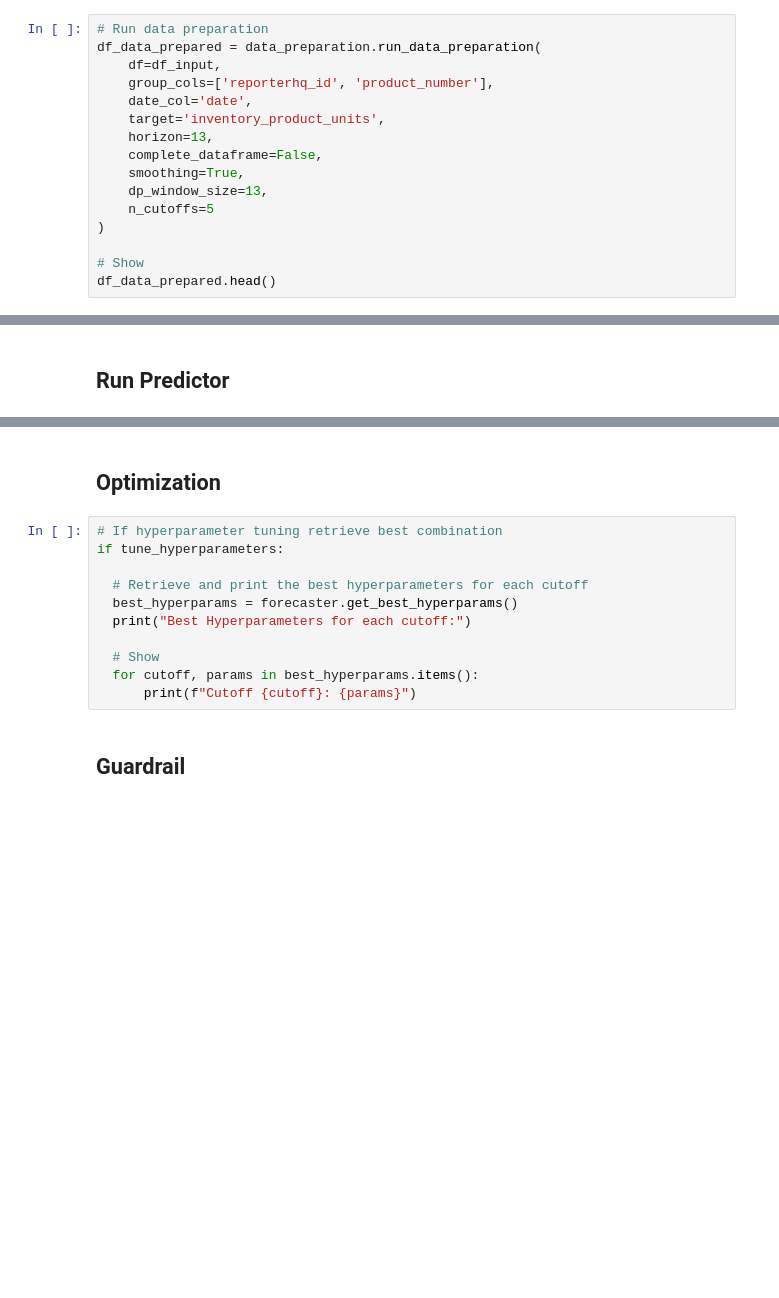
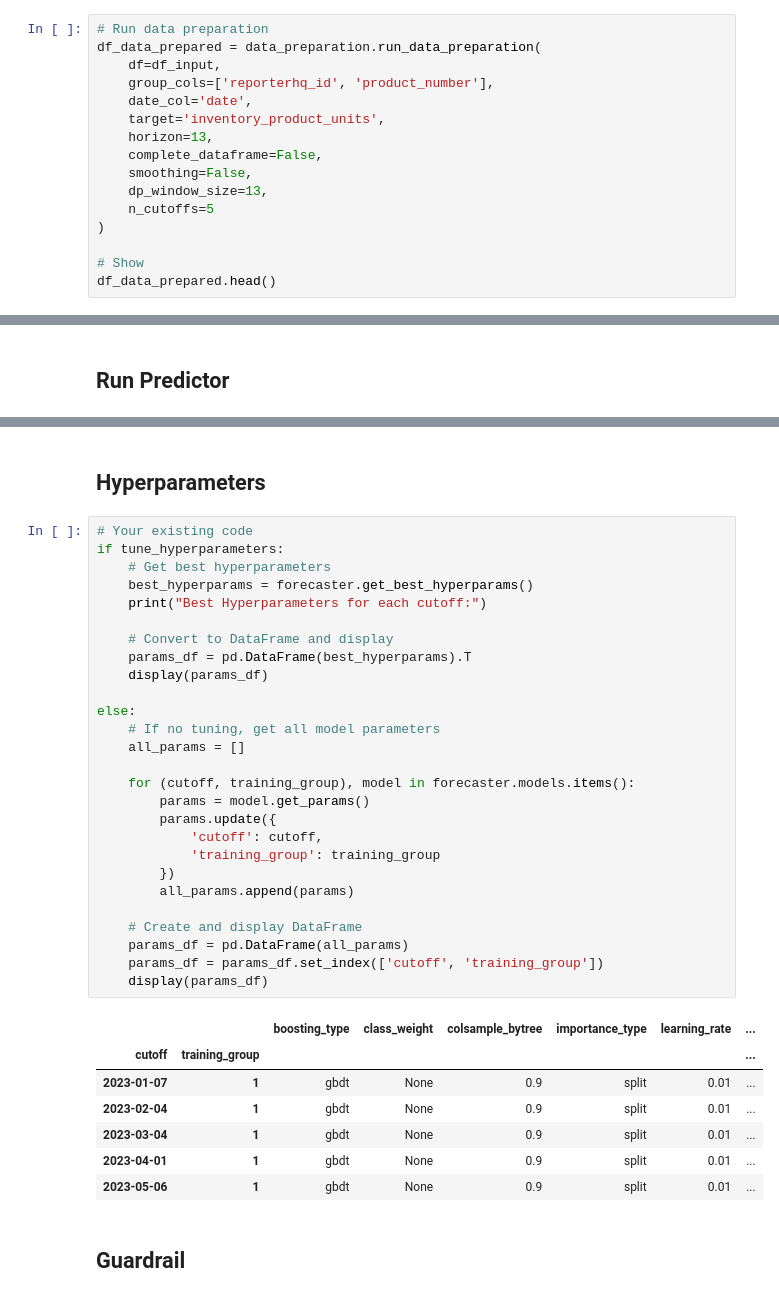
Before and after one commit to ipveka/Forecaster, a Jupyter notebook: notebooks/runner.ipynb, the cells around one changed output, grey strips where cells are left out. Saved outputs shown, nothing was run; the diff lists cells and outputs as text; blank space fills up the shorter version.

```diff
--- a/notebooks/runner.ipynb
+++ b/notebooks/runner.ipynb
@@ -156,7 +163,7 @@ df_data_prepared = data_preparation.run_data_preparation(
     target='inventory_product_units',
     horizon=13,
     complete_dataframe=False,
-    smoothing=True,
+    smoothing=False,
     dp_window_size=13,
     n_cutoffs=5
 )
@@ -364,16 +390,40 @@ Wall time: 26.6 s
 # %% [markdown]
-## Optimization
+## Hyperparameters
-# %%
-# If hyperparameter tuning retrieve best combination
-if tune_hyperparameters:
-
-  # Retrieve and print the best hyperparameters for each cutoff
-  best_hyperparams = forecaster.get_best_hyperparams()
-  print("Best Hyperparameters for each cutoff:")
-
-  # Show
-  for cutoff, params in best_hyperparams.items():
-      print(f"Cutoff {cutoff}: {params}")
+# %%
+# Your existing code
+if tune_hyperparameters:
+    # Get best hyperparameters
+    best_hyperparams = forecaster.get_best_hyperparams()
+    print("Best Hyperparameters for each cutoff:")
+
+    # Convert to DataFrame and display
+    params_df = pd.DataFrame(best_hyperparams).T
+    display(params_df)
+
+else:
+    # If no tuning, get all model parameters
+    all_params = []
+
+    for (cutoff, training_group), model in forecaster.models.items():
+        params = model.get_params()
+        params.update({
+            'cutoff': cutoff,
+            'training_group': training_group
+        })
+        all_params.append(params)
+
+    # Create and display DataFrame
+    params_df = pd.DataFrame(all_params)
+    params_df = params_df.set_index(['cutoff', 'training_group'])
+    display(params_df)
+# %% [output]
+|  |  | boosting_type | class_weight | colsample_bytree | importance_type | learning_rate | ... |
+| cutoff | training_group |  |  |  |  |  | ... |
+| 2023-01-07 | 1 | gbdt | None | 0.9 | split | 0.01 | ... |
+| 2023-02-04 | 1 | gbdt | None | 0.9 | split | 0.01 | ... |
+| 2023-03-04 | 1 | gbdt | None | 0.9 | split | 0.01 | ... |
+| 2023-04-01 | 1 | gbdt | None | 0.9 | split | 0.01 | ... |
+| 2023-05-06 | 1 | gbdt | None | 0.9 | split | 0.01 | ... |
 # %% [markdown]
 ## Guardrail
 # %%
```
Also changed, not shown: parts of 25 cells of this notebook, 7 other files.
